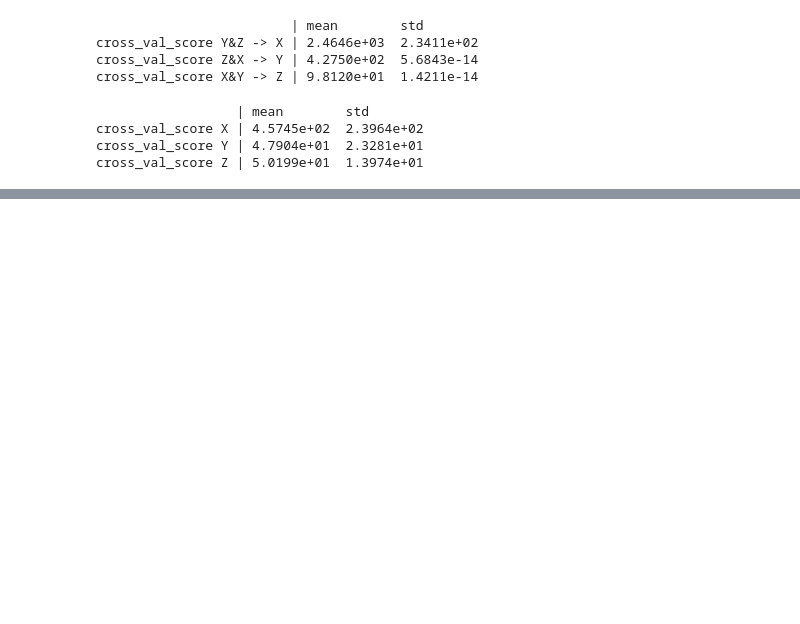
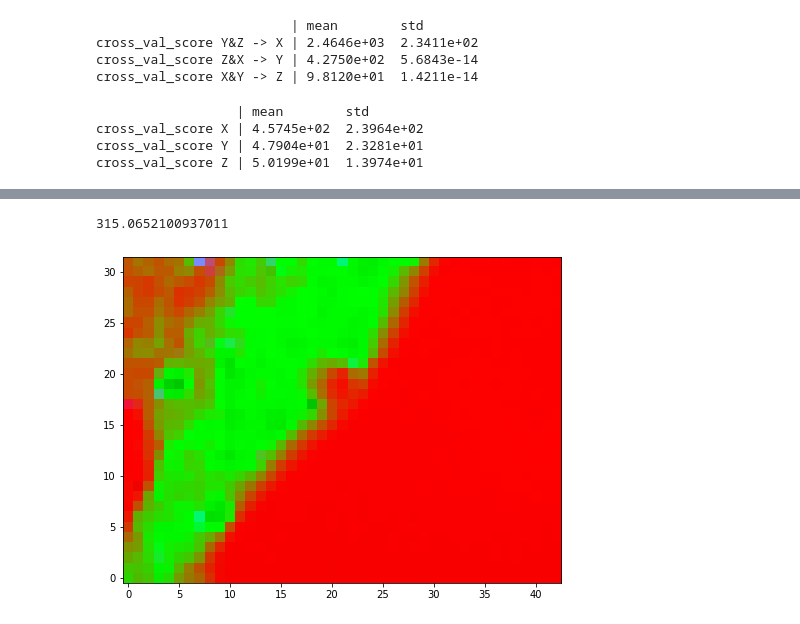
Before and after one commit to jjgsherwood/Bacholar_Thesis, a Jupyter notebook: PCA_GSP_cross_val.ipynb, the cells around one changed output, grey strips where cells are left out. Saved outputs shown, nothing was run; the diff lists cells and outputs as text; code cells hidden in the pictures; blank space fills up the shorter version.

```diff
--- a/PCA_GSP_cross_val.ipynb
+++ b/PCA_GSP_cross_val.ipynb
@@ -229,0 +241,16 @@ score_func(rvc,  ram_Z)
+# %%
+rvc = ReferenceVectorClassifierPCA(**kwargs)
+rvc.fit(np.concatenate((ram_Z, ram_Y), axis=0))
+print(score_func(rvc, ram_Y))
+RCA_vector = rvc.predict(ram_Y)
+
+RCA_vector = RCA_vector - RCA_vector.min(0)
+RCA_vector /= RCA_vector.max(0)
+
+plt.figure(figsize = (20,6))
+plt.imshow(RCA_vector.reshape((*shape_Y[:2], 3))[::-1,:,:3])
+plt.gca().invert_yaxis()
+plt.show()
+# %% [output]
+315.0652100937011
+[figure, added]
```
Also changed, not shown: parts of 3 cells of this notebook, 3 other files.
